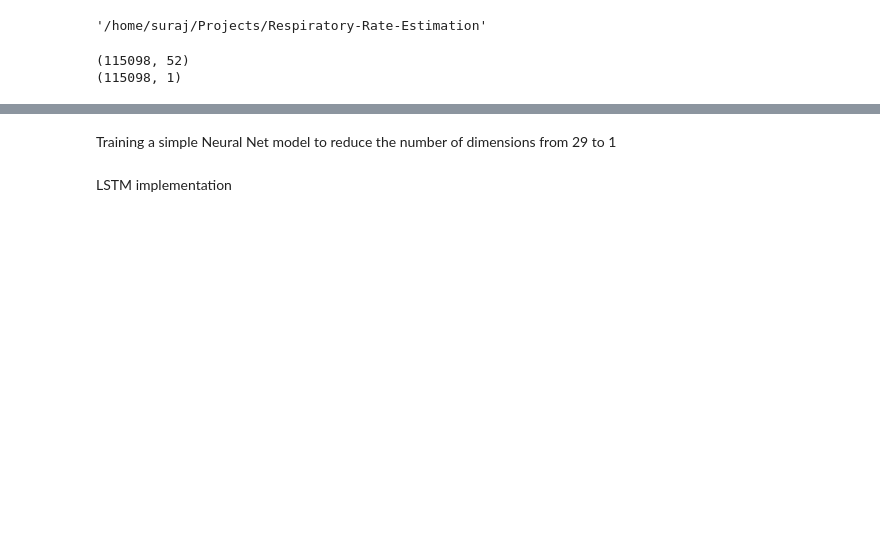
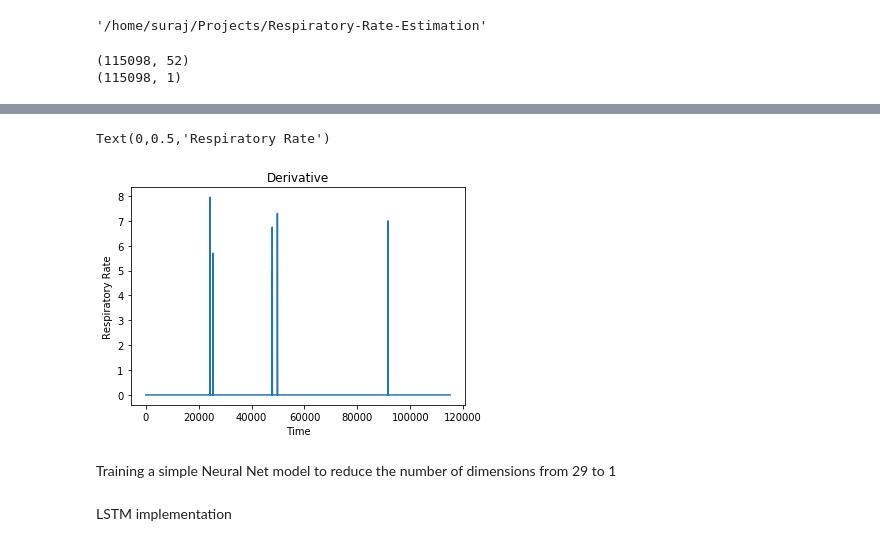
Before and after one commit to suraj-maniyar/Time-Series-Prediction, a Jupyter notebook: src/LSTM.ipynb, the cells around one changed output, grey strips where cells are left out. Saved outputs shown, nothing was run; the diff lists cells and outputs as text; code cells hidden in the pictures; blank space fills up the shorter version.

```diff
--- a/src/LSTM.ipynb
+++ b/src/LSTM.ipynb
@@ -79,3 +74,12 @@ plt.plot(abs_grad)
+# %%
+plt.plot(abs_grad)
+plt.title('Derivative')
+plt.xlabel('Time')
+plt.ylabel('Respiratory Rate')
+#abs_grad.shape
+# %% [output]
+Text(0,0.5,'Respiratory Rate')
+[figure, added]
 # %%
 pca = PCA()
 pca.fit(x)
```
Also changed, not shown: parts of 3 cells of this notebook, 2 other files.
